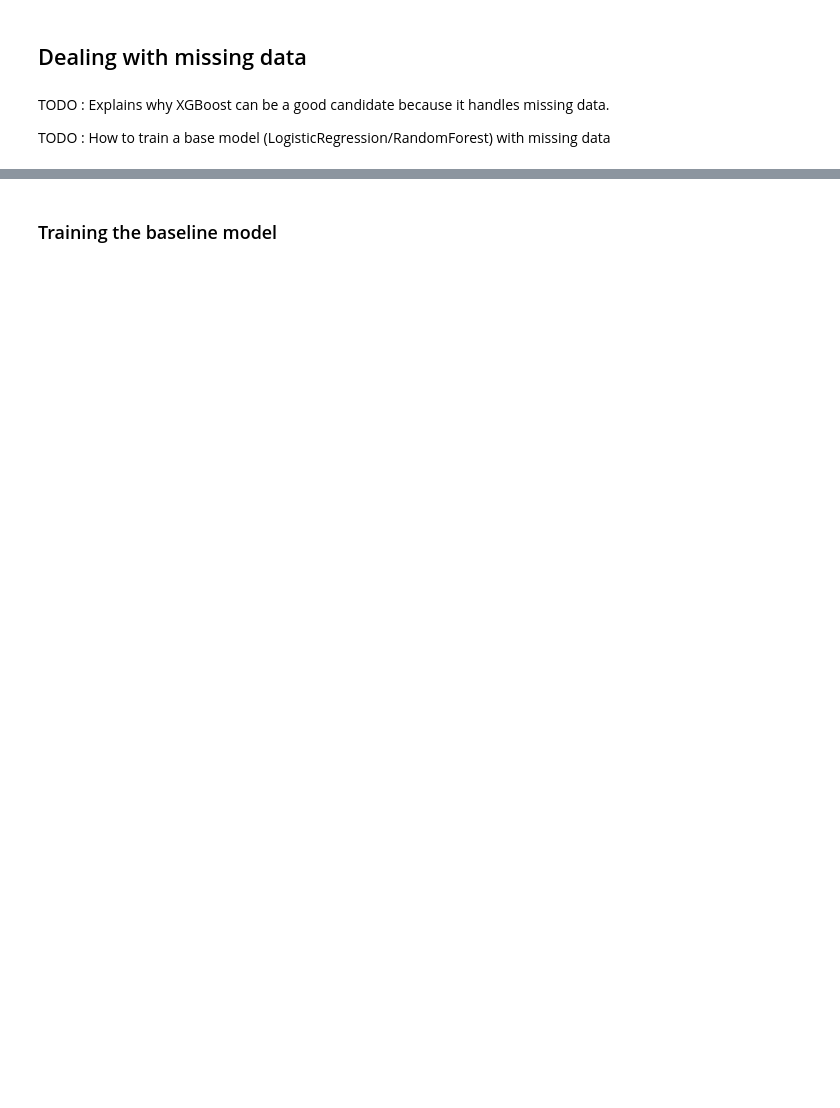
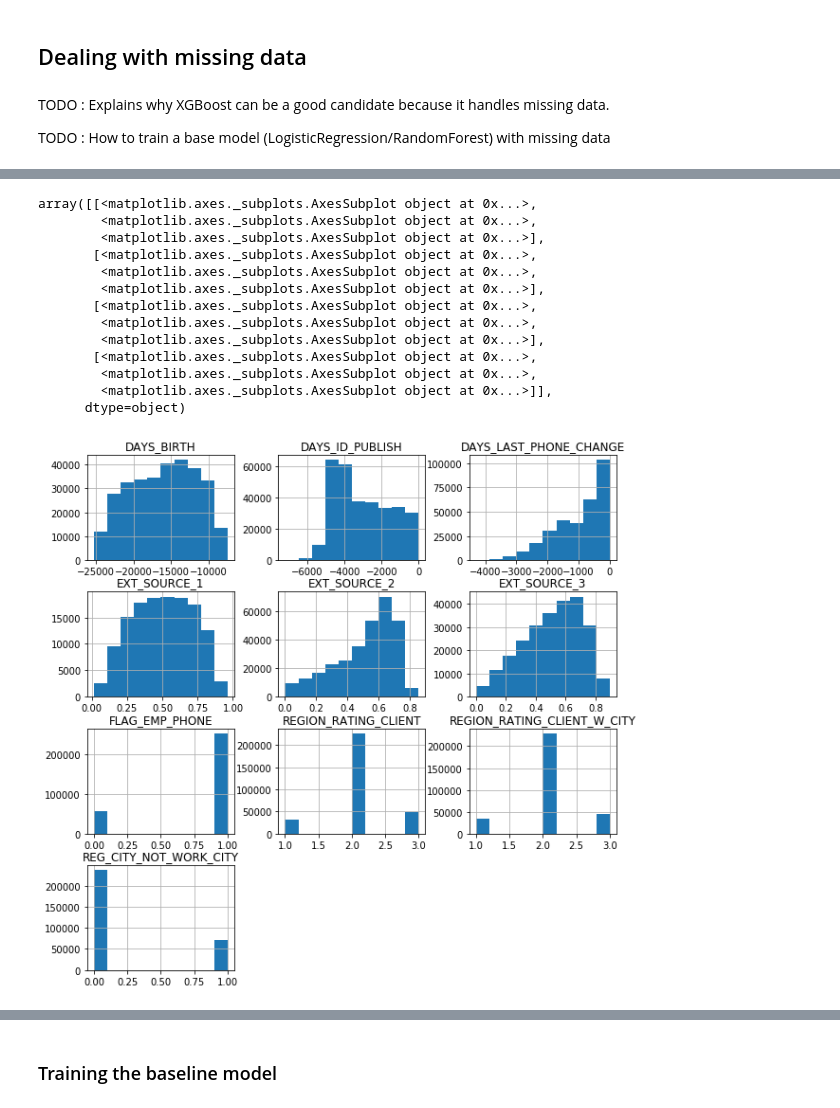
Before and after one commit to bodias/machine-learning, a Jupyter notebook: projects/capstone/home_credit/capstone_report.ipynb, the cells around one changed output, grey strips where cells are left out. Cells and saved outputs as stored; diff of their text form; code cells hidden in the pictures; blank space fills up the shorter version.

```diff
--- a/projects/capstone/home_credit/capstone_report.ipynb
+++ b/projects/capstone/home_credit/capstone_report.ipynb
@@ -380,7 +383,7 @@ for feat in non_numerical_features:
 # %%
 #binary features
 label_encoder = LabelEncoder()
-for col in binary_features:
+for col in text_binary_features:
     label_encoder.fit(app_train[col])
     app_train[col] = label_encoder.transform(app_train[col])
     app_test[col] = label_encoder.transform(app_test[col])
@@ -423,3 +436,7 @@ null_feat = (features for features in numerical_features \
                  if app_train_no_null.loc[app_train_no_null[features].isnull(),[features]].shape[0]>0)
 for feat in null_feat:
     app_train_no_null.at[app_train_no_null[feat].isnull(),[feat]] = np.nanmedian(app_train_no_null[feat])
+# %%
+corr_target = app_train.corr()["TARGET"]
+# %%
+top_corr = pd.DataFrame(corr_target.abs().sort_values(ascending=False).head(11))
@@ -425,0 +458,17 @@ for feat in null_feat:
+# %%
+app_train[top_corr.index[1:]].hist(figsize=(10,10))
+# %% [output]
+array([[<matplotlib.axes._subplots.AxesSubplot object at 0x...>,
+        <matplotlib.axes._subplots.AxesSubplot object at 0x...>,
+        <matplotlib.axes._subplots.AxesSubplot object at 0x...>],
+       [<matplotlib.axes._subplots.AxesSubplot object at 0x...>,
+        <matplotlib.axes._subplots.AxesSubplot object at 0x...>,
+        <matplotlib.axes._subplots.AxesSubplot object at 0x...>],
+       [<matplotlib.axes._subplots.AxesSubplot object at 0x...>,
+        <matplotlib.axes._subplots.AxesSubplot object at 0x...>,
+        <matplotlib.axes._subplots.AxesSubplot object at 0x...>],
+       [<matplotlib.axes._subplots.AxesSubplot object at 0x...>,
+        <matplotlib.axes._subplots.AxesSubplot object at 0x...>,
+        <matplotlib.axes._subplots.AxesSubplot object at 0x...>]],
+      dtype=object)
+[figure, added]
```
Also changed, not shown: parts of 15 cells of this notebook, 1 other file.
